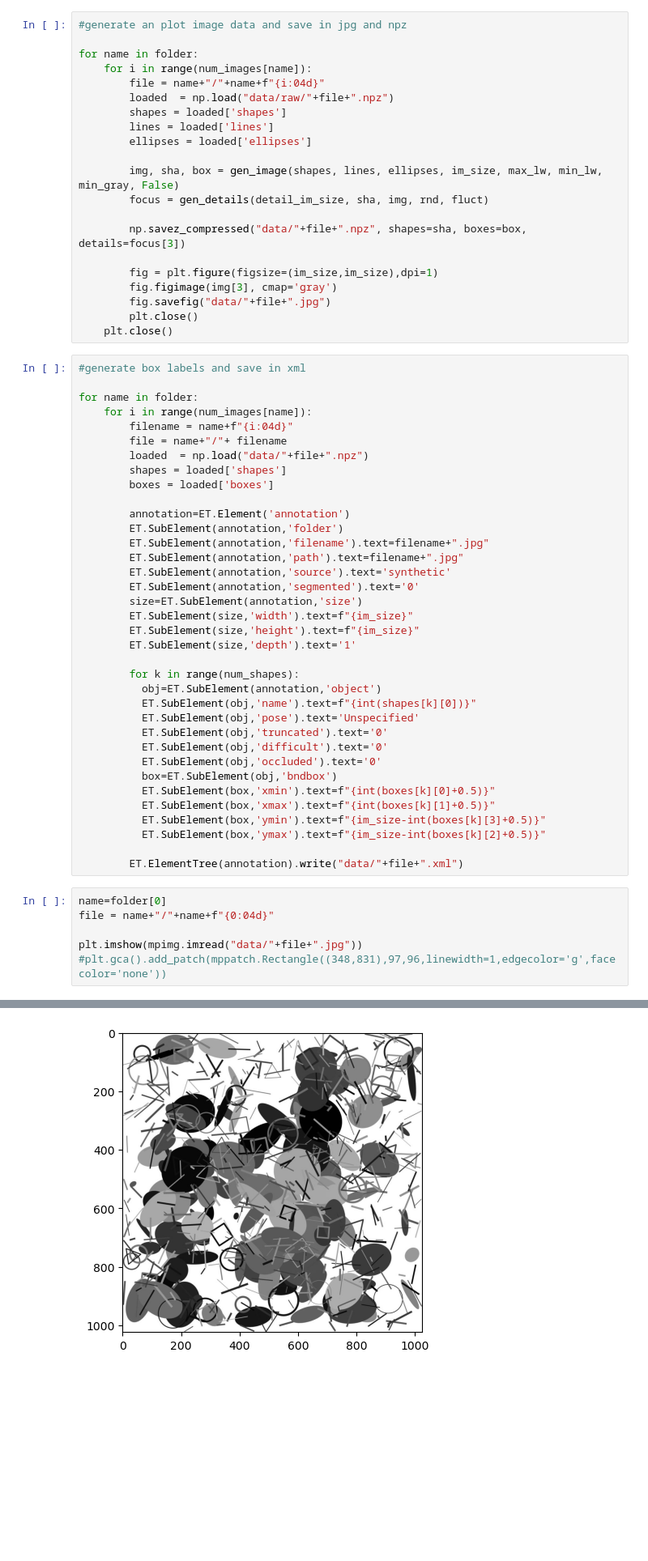
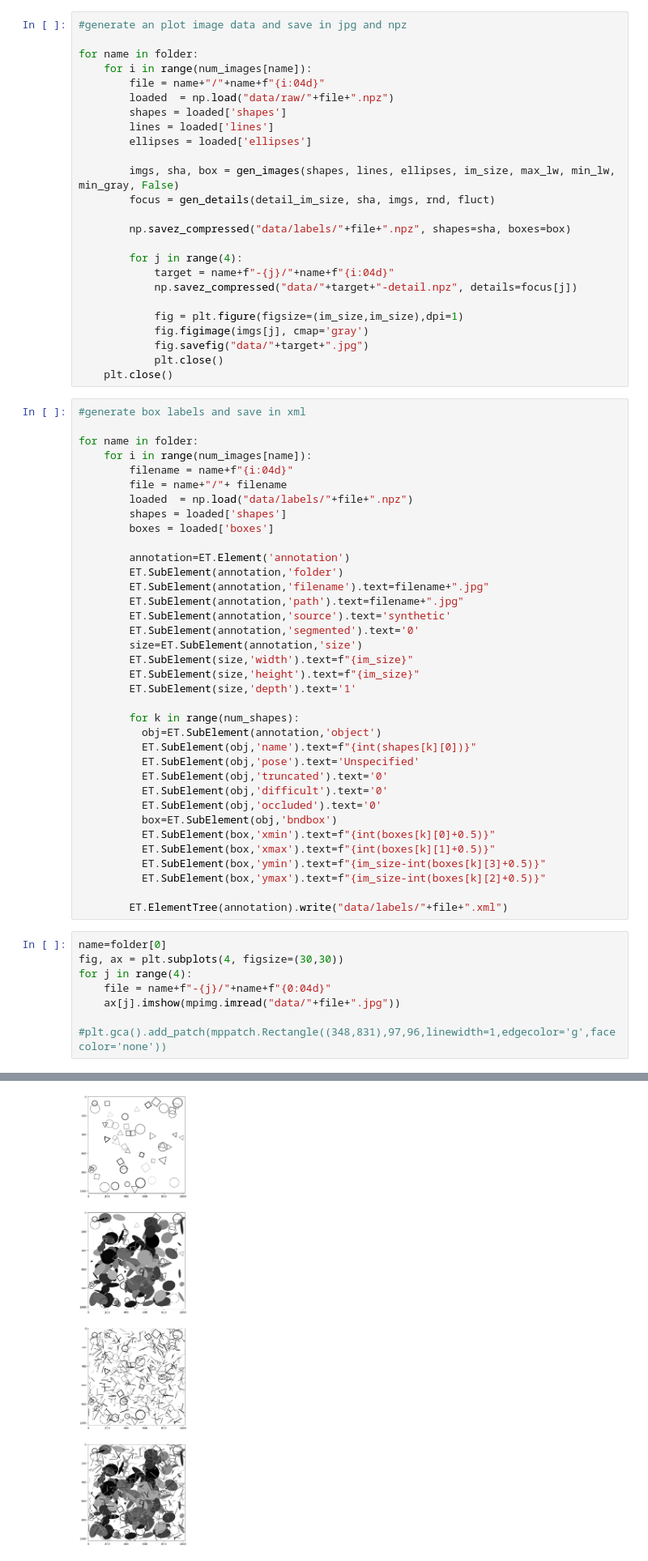
Before and after one commit to jkcas22/shape-recognition, a Jupyter notebook: data.ipynb, the cells around one changed output, grey strips where cells are left out. Shown at 81% size. Saved outputs shown, nothing was run; the diff lists cells and outputs as text; blank space fills up the shorter version.

Commit message:
plot samples of different steps

```diff
--- a/data.ipynb
+++ b/data.ipynb
@@ -83,15 +83,19 @@ for name in folder:
         lines = loaded['lines']
         ellipses = loaded['ellipses']
 
-        img, sha, box = gen_image(shapes, lines, ellipses, im_size, max_lw, min_lw, min_gray, False)
-        focus = gen_details(detail_im_size, sha, img, rnd, fluct)
+        imgs, sha, box = gen_images(shapes, lines, ellipses, im_size, max_lw, min_lw, min_gray, False)
+        focus = gen_details(detail_im_size, sha, imgs, rnd, fluct)
 
-        np.savez_compressed("data/"+file+".npz", shapes=sha, boxes=box, details=focus[3])
+        np.savez_compressed("data/labels/"+file+".npz", shapes=sha, boxes=box)
 
-        fig = plt.figure(figsize=(im_size,im_size),dpi=1)
-        fig.figimage(img[3], cmap='gray')
-        fig.savefig("data/"+file+".jpg")
-        plt.close()
+        for j in range(4):
+            target = name+f"-{j}/"+name+f"{i:04d}"
+            np.savez_compressed("data/"+target+"-detail.npz", details=focus[j])
+
+            fig = plt.figure(figsize=(im_size,im_size),dpi=1)
+            fig.figimage(imgs[j], cmap='gray')
+            fig.savefig("data/"+target+".jpg")
+            plt.close()
     plt.close()
 # %%
 #generate box labels and save in xml
@@ -100,7 +104,7 @@ for name in folder:
     for i in range(num_images[name]):
         filename = name+f"{i:04d}"
         file = name+"/"+ filename
-        loaded  = np.load("data/"+file+".npz")
+        loaded  = np.load("data/labels/"+file+".npz")
         shapes = loaded['shapes']
         boxes = loaded['boxes']
 
@@ -128,11 +132,12 @@ for name in folder:
           ET.SubElement(box,'ymin').text=f"{im_size-int(boxes[k][3]+0.5)}"
           ET.SubElement(box,'ymax').text=f"{im_size-int(boxes[k][2]+0.5)}"
 
-        ET.ElementTree(annotation).write("data/"+file+".xml")
+        ET.ElementTree(annotation).write("data/labels/"+file+".xml")
 # %%
 name=folder[0]
-file = name+"/"+name+f"{0:04d}"
-
-plt.imshow(mpimg.imread("data/"+file+".jpg"))
-#plt.gca().add_patch(mppatch.Rectangle((348,831),97,96,linewidth=1,edgecolor='g',facecolor='none'))
+fig, ax = plt.subplots(4, figsize=(30,30))
+for j in range(4):
+    file = name+f"-{j}/"+name+f"{0:04d}"
+    ax[j].imshow(mpimg.imread("data/"+file+".jpg"))
+    #plt.gca().add_patch(mppatch.Rectangle((348,831),97,96,linewidth=1,edgecolor='g',facecolor='none'))
 # %% [output]
@@ -140,2 +144,2 @@ plt.imshow(mpimg.imread("data/"+file+".jpg"))
-[figure, old version]
+[figure, new version]
 # %%
```
Also changed, not shown: parts of 5 cells of this notebook, 1 other file.
